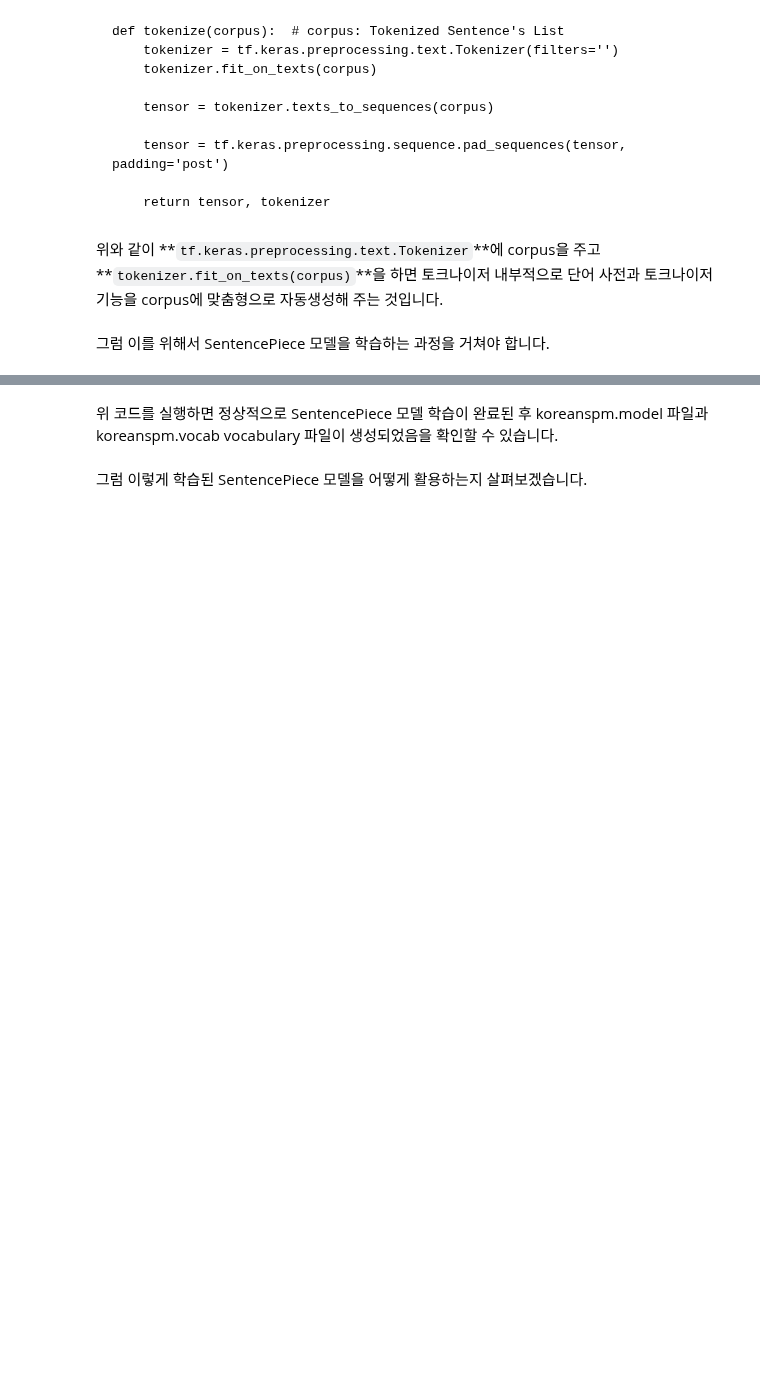
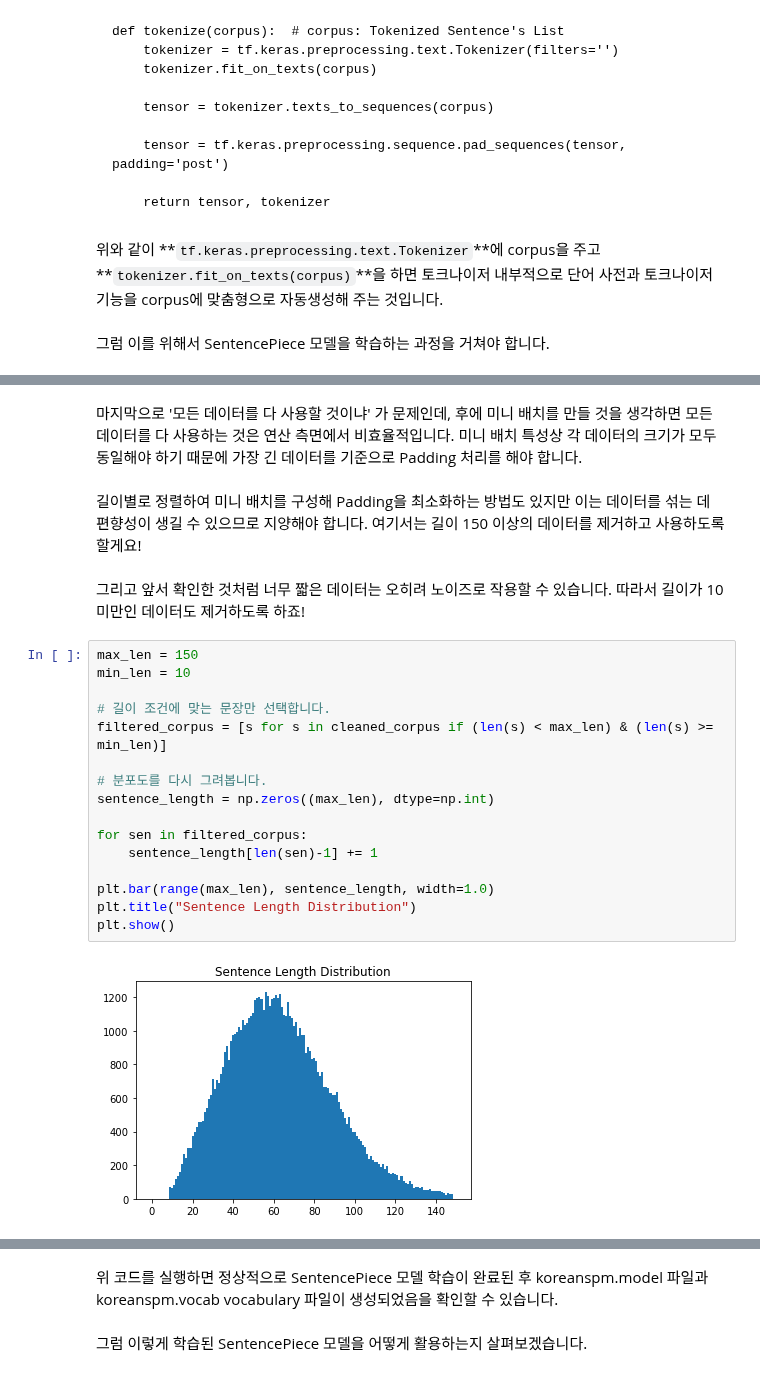
Before and after one commit to nogi519/aiffel, a Jupyter notebook: GD/P2. 멋진 단어사전 만들기.ipynb, the cells around one changed output, grey strips where cells are left out. Cells and saved outputs as stored; diff of their text form; blank space fills up the shorter version.

```diff
--- a/GD/P2. 멋진 단어사전 만들기.ipynb
+++ b/GD/P2. 멋진 단어사전 만들기.ipynb
@@ -43,2 +233,26 @@ def tokenize(corpus):  # corpus: Tokenized Sentence's List
+# %% [markdown]
+마지막으로 '모든 데이터를 다 사용할 것이냐' 가 문제인데, 후에 미니 배치를 만들 것을 생각하면 모든 데이터를 다 사용하는 것은 연산 측면에서 비효율적입니다. 미니 배치 특성상 각 데이터의 크기가 모두 동일해야 하기 때문에 가장 긴 데이터를 기준으로 Padding 처리를 해야 합니다.
+# %% [markdown]
+길이별로 정렬하여 미니 배치를 구성해 Padding을 최소화하는 방법도 있지만 이는 데이터를 섞는 데 편향성이 생길 수 있으므로 지양해야 합니다. 여기서는 길이 150 이상의 데이터를 제거하고 사용하도록 할게요!
+# %% [markdown]
+그리고 앞서 확인한 것처럼 너무 짧은 데이터는 오히려 노이즈로 작용할 수 있습니다. 따라서 길이가 10 미만인 데이터도 제거하도록 하죠!
+# %%
+max_len = 150
+min_len = 10
+
+# 길이 조건에 맞는 문장만 선택합니다.
+filtered_corpus = [s for s in cleaned_corpus if (len(s) < max_len) & (len(s) >= min_len)]
+
+# 분포도를 다시 그려봅니다.
+sentence_length = np.zeros((max_len), dtype=np.int)
+
+for sen in filtered_corpus:
+    sentence_length[len(sen)-1] += 1
+
+plt.bar(range(max_len), sentence_length, width=1.0)
+plt.title("Sentence Length Distribution")
+plt.show()
+# %% [output]
+[figure, added]
 # %%
 import sentencepiece as spm
```
Also changed, not shown: parts of 61 cells of this notebook.
